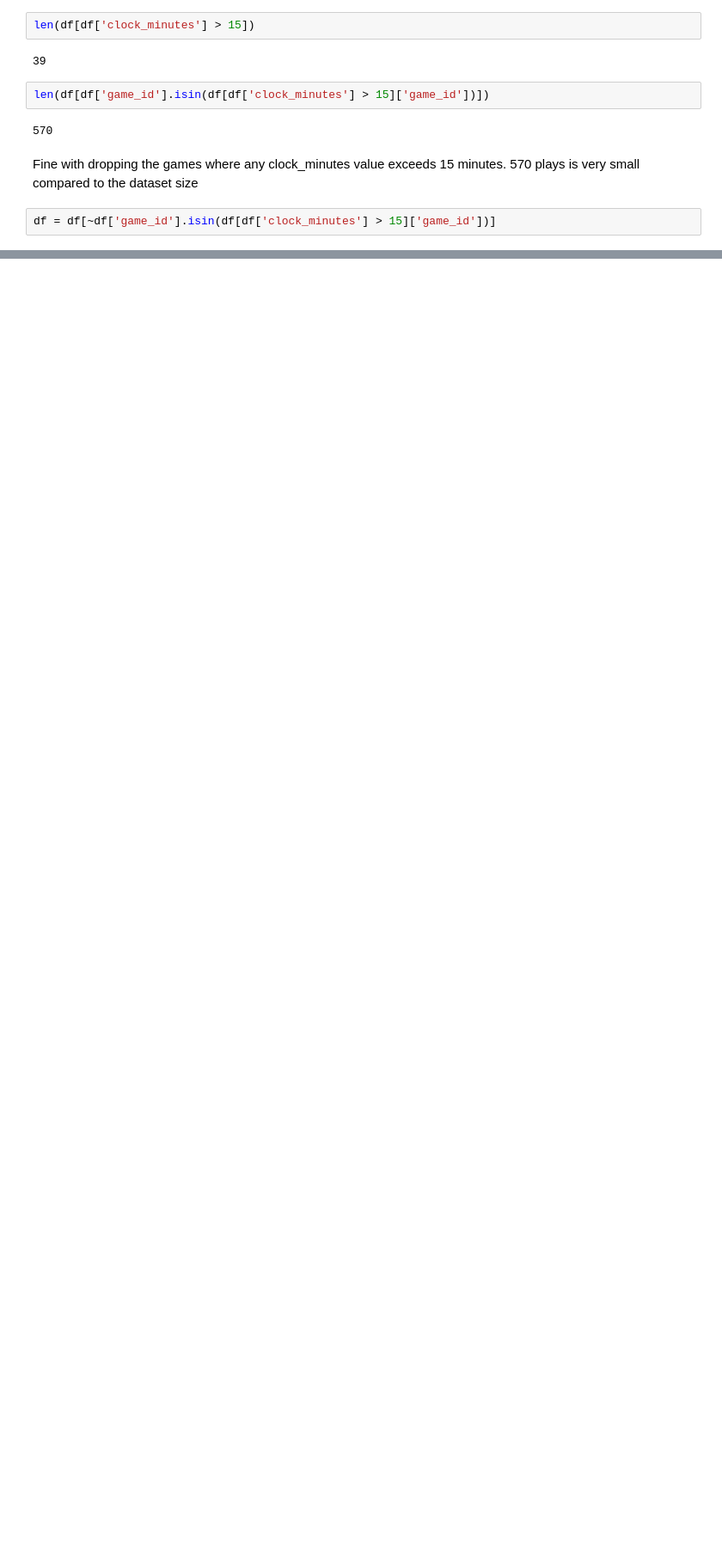
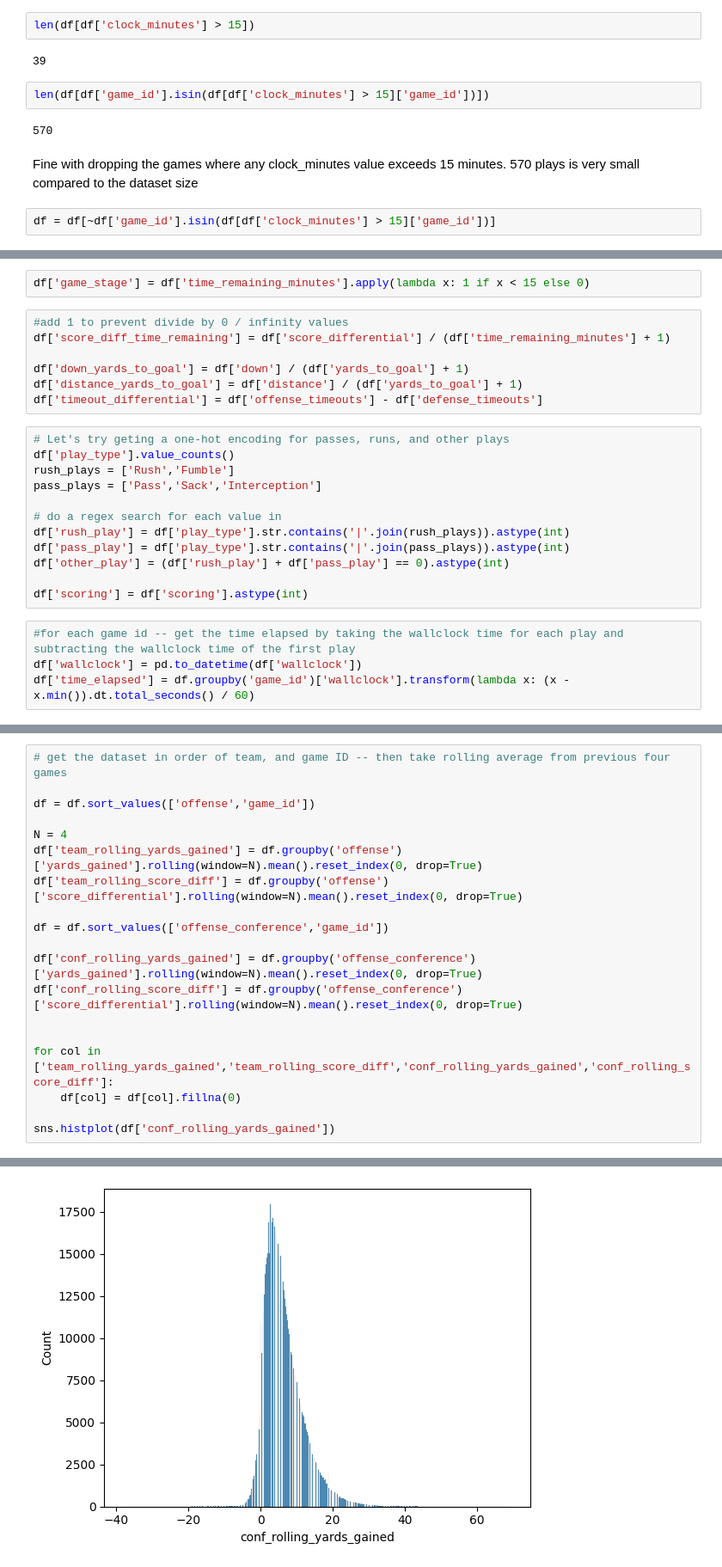
Before and after one commit to ejones77/cfb_win_probability, a Jupyter notebook: probability_modeling.ipynb, the cells around one changed output, grey strips where cells are left out. Shown at 86% size. Saved outputs shown, nothing was run; the diff lists cells and outputs as text; blank space fills up the shorter version.

```diff
--- a/probability_modeling.ipynb
+++ b/probability_modeling.ipynb
@@ -115,0 +374,25 @@ reducing to
+# %%
+df['game_stage'] = df['time_remaining_minutes'].apply(lambda x: 1 if x < 15 else 0)
+# %%
+#add 1 to prevent divide by 0 / infinity values
+df['score_diff_time_remaining'] = df['score_differential'] / (df['time_remaining_minutes'] + 1)
+
+df['down_yards_to_goal'] = df['down'] / (df['yards_to_goal'] + 1)
+df['distance_yards_to_goal'] = df['distance'] / (df['yards_to_goal'] + 1)
+df['timeout_differential'] = df['offense_timeouts'] - df['defense_timeouts']
+# %%
+# Let's try geting a one-hot encoding for passes, runs, and other plays
+df['play_type'].value_counts()
+rush_plays = ['Rush','Fumble']
+pass_plays = ['Pass','Sack','Interception']
+
+# do a regex search for each value in
+df['rush_play'] = df['play_type'].str.contains('|'.join(rush_plays)).astype(int)
+df['pass_play'] = df['play_type'].str.contains('|'.join(pass_plays)).astype(int)
+df['other_play'] = (df['rush_play'] + df['pass_play'] == 0).astype(int)
+
+df['scoring'] = df['scoring'].astype(int)
+# %%
+#for each game id -- get the time elapsed by taking the wallclock time for each play and subtracting the wallclock time of the first play
+df['wallclock'] = pd.to_datetime(df['wallclock'])
+df['time_elapsed'] = df.groupby('game_id')['wallclock'].transform(lambda x: (x - x.min()).dt.total_seconds() / 60)
@@ -115,0 +405,20 @@ reducing to
+# %%
+# get the dataset in order of team, and game ID -- then take rolling average from previous four games
+
+df = df.sort_values(['offense','game_id'])
+
+N = 4
+df['team_rolling_yards_gained'] = df.groupby('offense')['yards_gained'].rolling(window=N).mean().reset_index(0, drop=True)
+df['team_rolling_score_diff'] = df.groupby('offense')['score_differential'].rolling(window=N).mean().reset_index(0, drop=True)
+
+df = df.sort_values(['offense_conference','game_id'])
+
+df['conf_rolling_yards_gained'] = df.groupby('offense_conference')['yards_gained'].rolling(window=N).mean().reset_index(0, drop=True)
+df['conf_rolling_score_diff'] = df.groupby('offense_conference')['score_differential'].rolling(window=N).mean().reset_index(0, drop=True)
+
+
+for col in ['team_rolling_yards_gained','team_rolling_score_diff','conf_rolling_yards_gained','conf_rolling_score_diff']:
+    df[col] = df[col].fillna(0)
+
+sns.histplot(df['conf_rolling_yards_gained'])
+# %% [output]
@@ -115,0 +426 @@ reducing to
+[figure, added]
```
Also changed, not shown: parts of 41 cells of this notebook, 1 other file.
